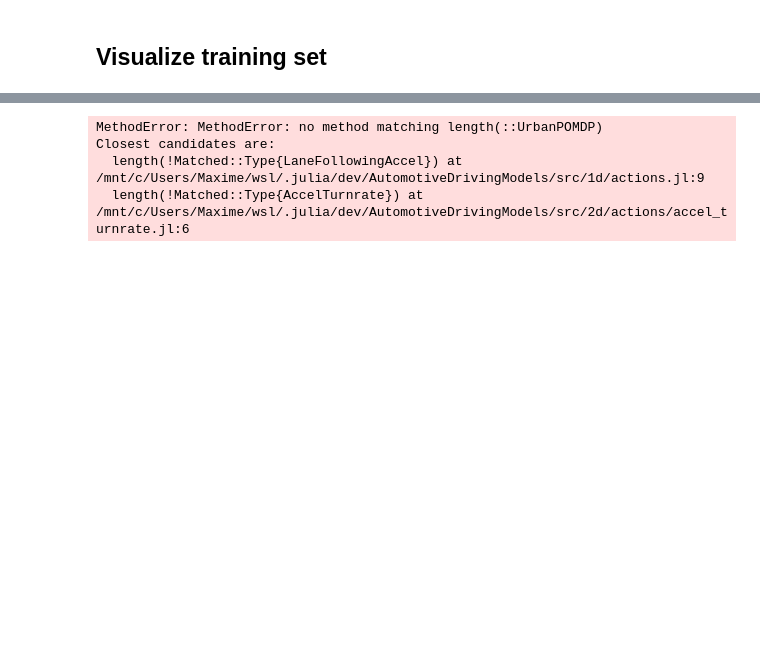
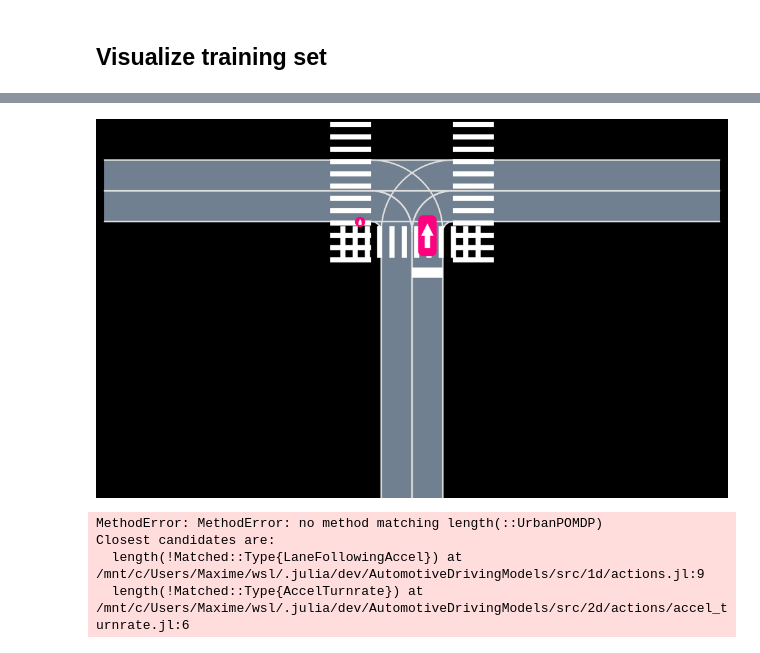
Before and after one commit to sisl/AutomotiveSafeRL, a Jupyter notebook: training_scripts/RNNFiltering/visualize_prediction.ipynb, the cells around one changed output, grey strips where cells are left out. Cells and saved outputs as stored; diff of their text form; code cells hidden in the pictures; blank space fills up the shorter version.

```diff
--- a/training_scripts/RNNFiltering/visualize_prediction.ipynb
+++ b/training_scripts/RNNFiltering/visualize_prediction.ipynb
@@ -232,3 +204,9 @@ policy = RandomHoldPolicy(pomdp, 5, 0, UrbanAction(0.), rng);
+# %%
+b = process_single_entity_prediction(ped_pomdp, Yp[1][200], Xp[1][200])
+s = obs_to_scene(ped_pomdp, b)
+AutoViz.render(s, pomdp.env, cam=FitToContentCamera(0.))
+# %% [output]
+[figure, added]
 # %%
 X, Y = collect_set(pomdp, policy , 400, rng, 1);
 # %%
```
Also changed, not shown: parts of 13 cells of this notebook, 2 other files.
